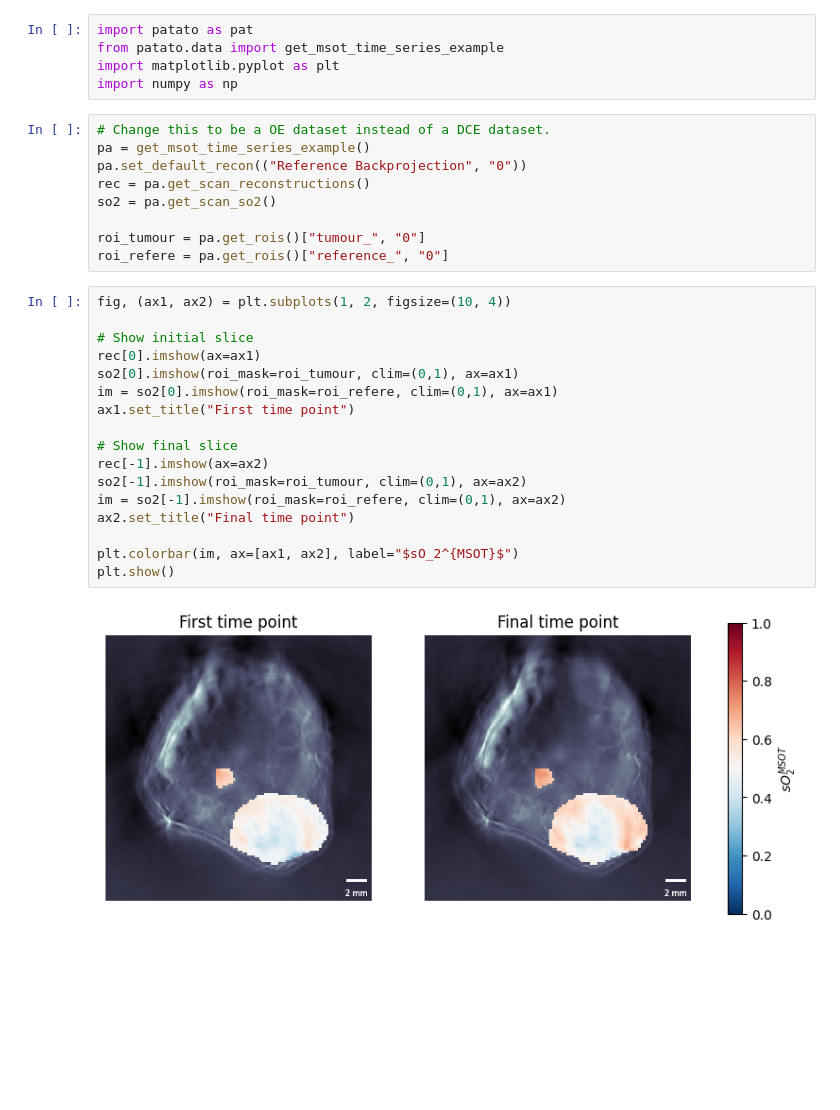
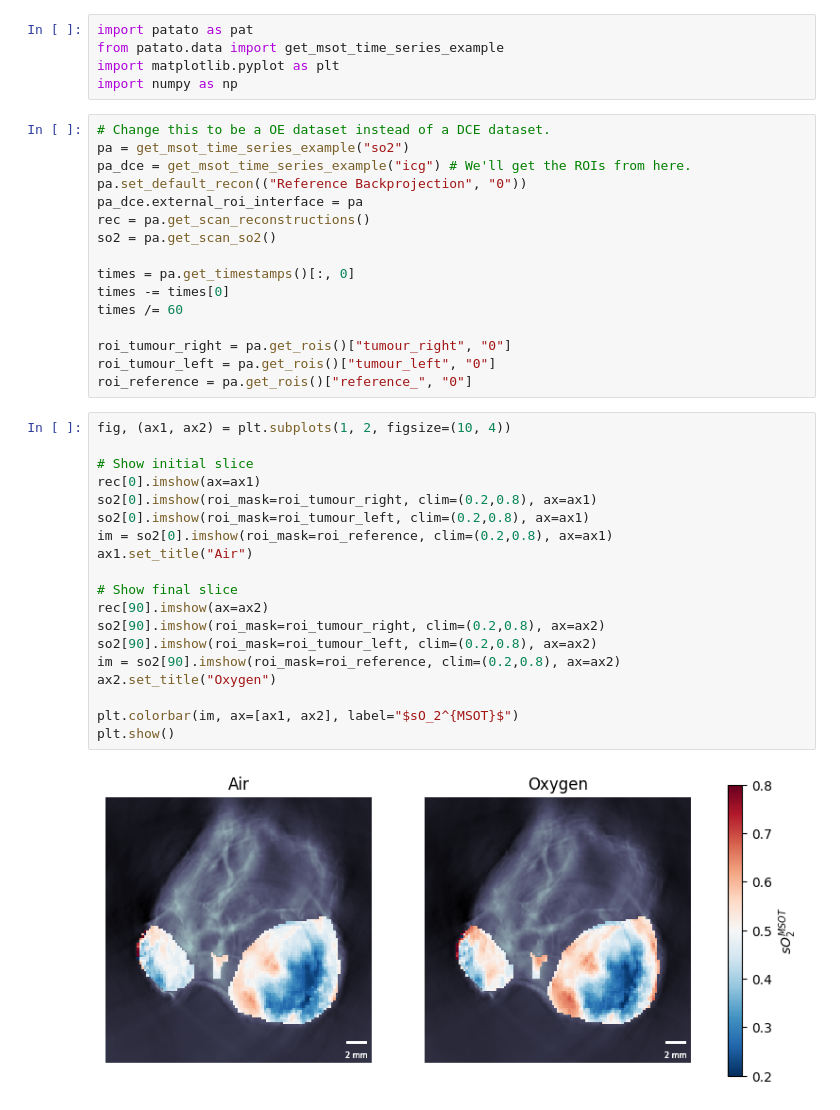
Before and after one commit to tomelse/patato, a Jupyter notebook: docs/examples/04_timeseriesanalysis.ipynb, the cells around one changed output. Cells and saved outputs as stored; diff of their text form; blank space fills up the shorter version.

Commit message:
Time series example data

```diff
--- a/docs/examples/04_timeseriesanalysis.ipynb
+++ b/docs/examples/04_timeseriesanalysis.ipynb
@@ -7,29 +7,38 @@ import matplotlib.pyplot as plt
 import numpy as np
 # %%
 # Change this to be a OE dataset instead of a DCE dataset.
-pa = get_msot_time_series_example()
+pa = get_msot_time_series_example("so2")
+pa_dce = get_msot_time_series_example("icg") # We'll get the ROIs from here.
 pa.set_default_recon(("Reference Backprojection", "0"))
+pa_dce.external_roi_interface = pa
 rec = pa.get_scan_reconstructions()
 so2 = pa.get_scan_so2()
 
-roi_tumour = pa.get_rois()["tumour_", "0"]
-roi_refere = pa.get_rois()["reference_", "0"]
+times = pa.get_timestamps()[:, 0]
+times -= times[0]
+times /= 60
+
+roi_tumour_right = pa.get_rois()["tumour_right", "0"]
+roi_tumour_left = pa.get_rois()["tumour_left", "0"]
+roi_reference = pa.get_rois()["reference_", "0"]
 # %%
 fig, (ax1, ax2) = plt.subplots(1, 2, figsize=(10, 4))
 
 # Show initial slice
 rec[0].imshow(ax=ax1)
-so2[0].imshow(roi_mask=roi_tumour, clim=(0,1), ax=ax1)
-im = so2[0].imshow(roi_mask=roi_refere, clim=(0,1), ax=ax1)
-ax1.set_title("First time point")
+so2[0].imshow(roi_mask=roi_tumour_right, clim=(0.2,0.8), ax=ax1)
+so2[0].imshow(roi_mask=roi_tumour_left, clim=(0.2,0.8), ax=ax1)
+im = so2[0].imshow(roi_mask=roi_reference, clim=(0.2,0.8), ax=ax1)
+ax1.set_title("Air")
 
 # Show final slice
-rec[-1].imshow(ax=ax2)
-so2[-1].imshow(roi_mask=roi_tumour, clim=(0,1), ax=ax2)
-im = so2[-1].imshow(roi_mask=roi_refere, clim=(0,1), ax=ax2)
-ax2.set_title("Final time point")
+rec[90].imshow(ax=ax2)
+so2[90].imshow(roi_mask=roi_tumour_right, clim=(0.2,0.8), ax=ax2)
+so2[90].imshow(roi_mask=roi_tumour_left, clim=(0.2,0.8), ax=ax2)
+im = so2[90].imshow(roi_mask=roi_reference, clim=(0.2,0.8), ax=ax2)
+ax2.set_title("Oxygen")
 
 plt.colorbar(im, ax=[ax1, ax2], label="$sO_2^{MSOT}$")
 plt.show()
 # %% [output]
-[figure, old version]
+[figure, new version]
```
Also changed, not shown: parts of 2 cells of this notebook, 1 other file.
